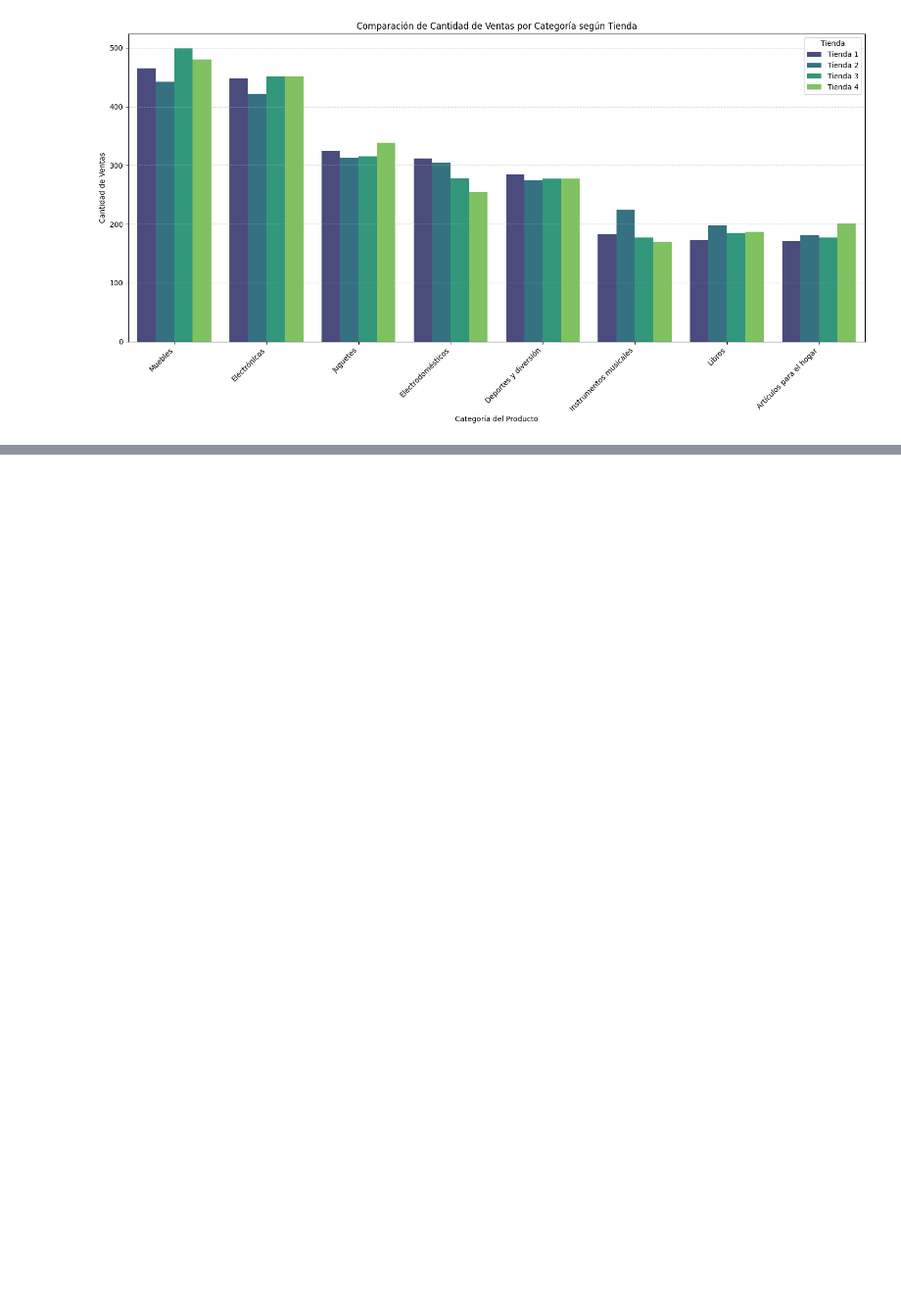
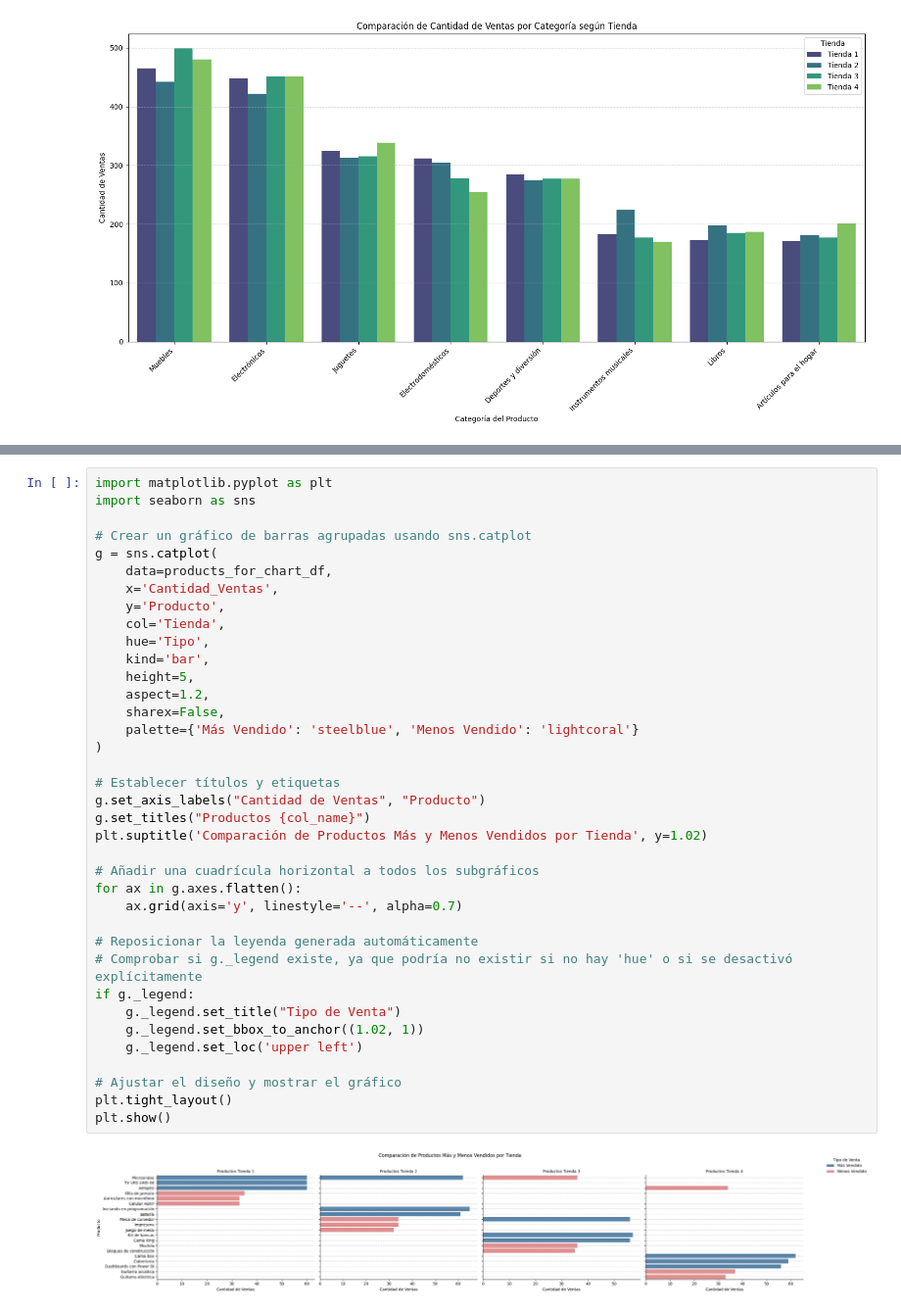
Before and after one commit to Solsmi/challenge1_data_science, a Jupyter notebook: ChallengeAluraStoreLatam.ipynb, the cells around one changed output, grey strips where cells are left out. Shown: that part at 98% size. Drawn from its saved outputs; the diff is of its cells as text; blank space fills up the shorter version.

```diff
--- a/ChallengeAluraStoreLatam.ipynb
+++ b/ChallengeAluraStoreLatam.ipynb
@@ -298,0 +427,39 @@ plt.show()
+# %%
+import matplotlib.pyplot as plt
+import seaborn as sns
+
+# Crear un gráfico de barras agrupadas usando sns.catplot
+g = sns.catplot(
+    data=products_for_chart_df,
+    x='Cantidad_Ventas',
+    y='Producto',
+    col='Tienda',
+    hue='Tipo',
+    kind='bar',
+    height=5,
+    aspect=1.2,
+    sharex=False,
+    palette={'Más Vendido': 'steelblue', 'Menos Vendido': 'lightcoral'}
+)
+
+# Establecer títulos y etiquetas
+g.set_axis_labels("Cantidad de Ventas", "Producto")
+g.set_titles("Productos {col_name}")
+plt.suptitle('Comparación de Productos Más y Menos Vendidos por Tienda', y=1.02)
+
+# Añadir una cuadrícula horizontal a todos los subgráficos
+for ax in g.axes.flatten():
+    ax.grid(axis='y', linestyle='--', alpha=0.7)
+
+# Reposicionar la leyenda generada automáticamente
+# Comprobar si g._legend existe, ya que podría no existir si no hay 'hue' o si se desactivó explícitamente
+if g._legend:
+    g._legend.set_title("Tipo de Venta")
+    g._legend.set_bbox_to_anchor((1.02, 1))
+    g._legend.set_loc('upper left')
+
+# Ajustar el diseño y mostrar el gráfico
+plt.tight_layout()
+plt.show()
+# %% [output]
+[figure, added]
```
Also changed, not shown: parts of 8 cells of this notebook.
